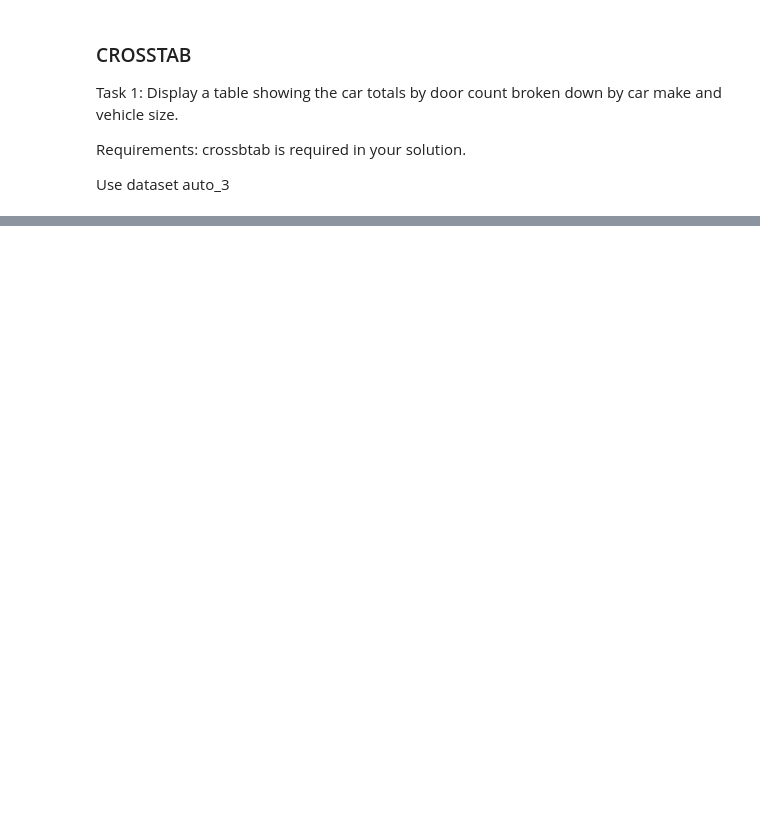
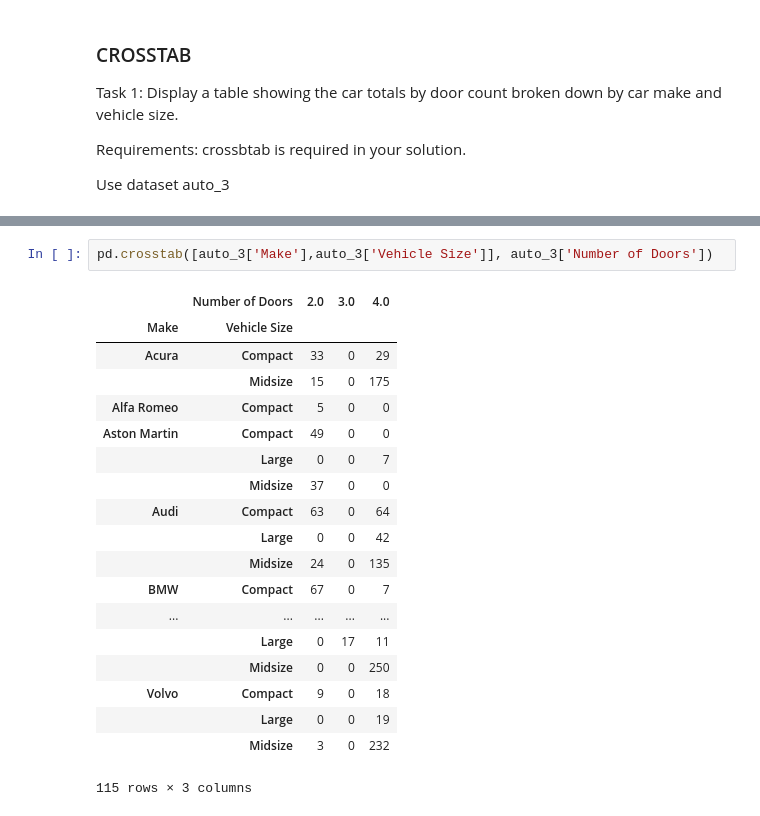
Before and after one commit to dgriffis/python-data-analysis-crash-course, a Jupyter notebook: 10-data-agg-and-group-ops/data-agg-and-group-ops.ipynb, the cells around one changed output, grey strips where cells are left out. Drawn from its saved outputs; the diff is of its cells as text; blank space fills up the shorter version.

```diff
--- a/10-data-agg-and-group-ops/data-agg-and-group-ops.ipynb
+++ b/10-data-agg-and-group-ops/data-agg-and-group-ops.ipynb
@@ -211,0 +279,22 @@ Use dataset auto_3
+# %%
+pd.crosstab([auto_3['Make'],auto_3['Vehicle Size']], auto_3['Number of Doors'])
+# %% [output]
+|  | Number of Doors | 2.0 | 3.0 | 4.0 |
+| Make | Vehicle Size |  |  |  |
+| Acura | Compact | 33 | 0 | 29 |
+|  | Midsize | 15 | 0 | 175 |
+| Alfa Romeo | Compact | 5 | 0 | 0 |
+| Aston Martin | Compact | 49 | 0 | 0 |
+|  | Large | 0 | 0 | 7 |
+|  | Midsize | 37 | 0 | 0 |
+| Audi | Compact | 63 | 0 | 64 |
+|  | Large | 0 | 0 | 42 |
+|  | Midsize | 24 | 0 | 135 |
+| BMW | Compact | 67 | 0 | 7 |
+| ... | ... | ... | ... | ... |
+|  | Large | 0 | 17 | 11 |
+|  | Midsize | 0 | 0 | 250 |
+| Volvo | Compact | 9 | 0 | 18 |
+|  | Large | 0 | 0 | 19 |
+|  | Midsize | 3 | 0 | 232 |
+115 rows × 3 columns
```
Also changed, not shown: parts of 6 cells of this notebook.
